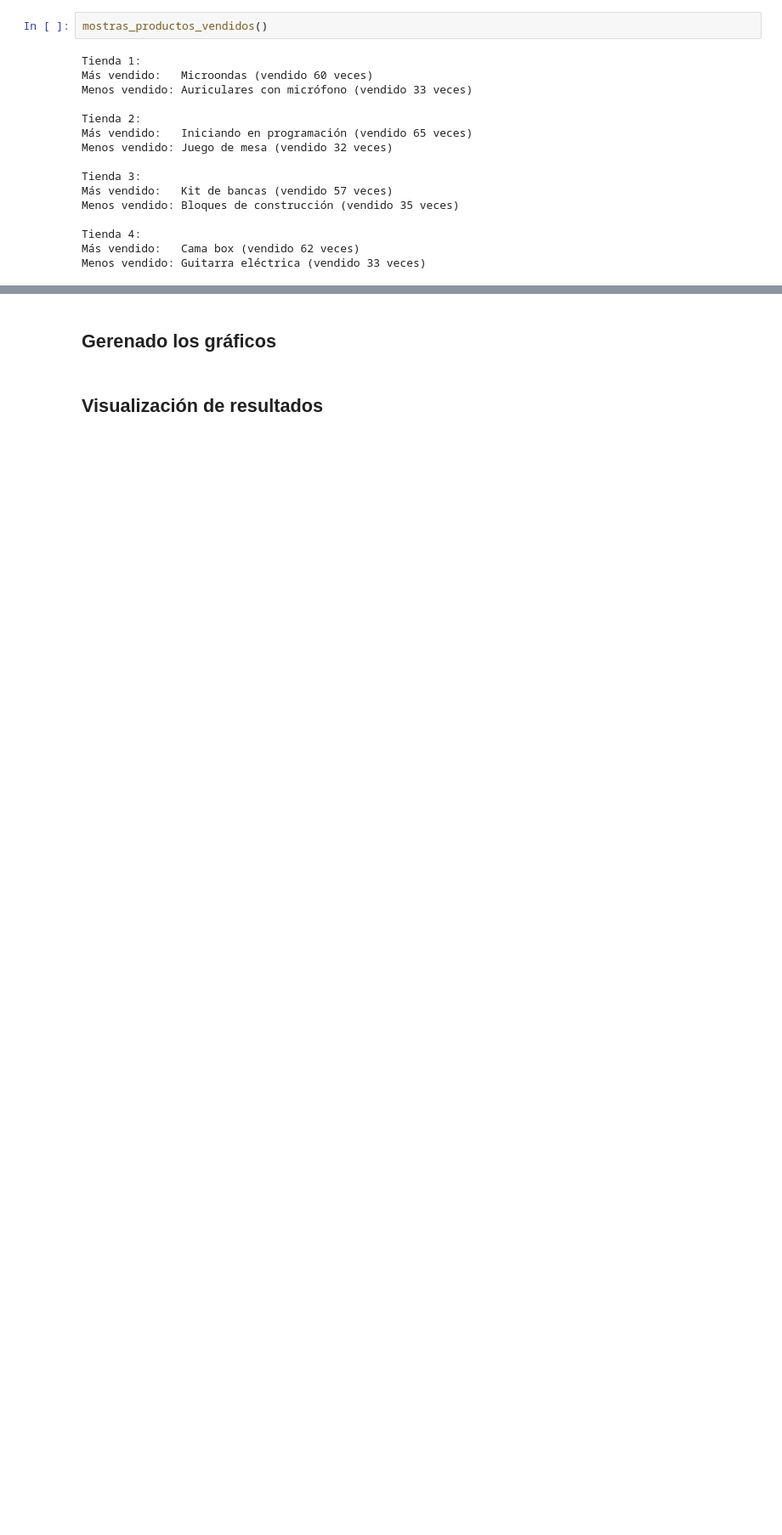
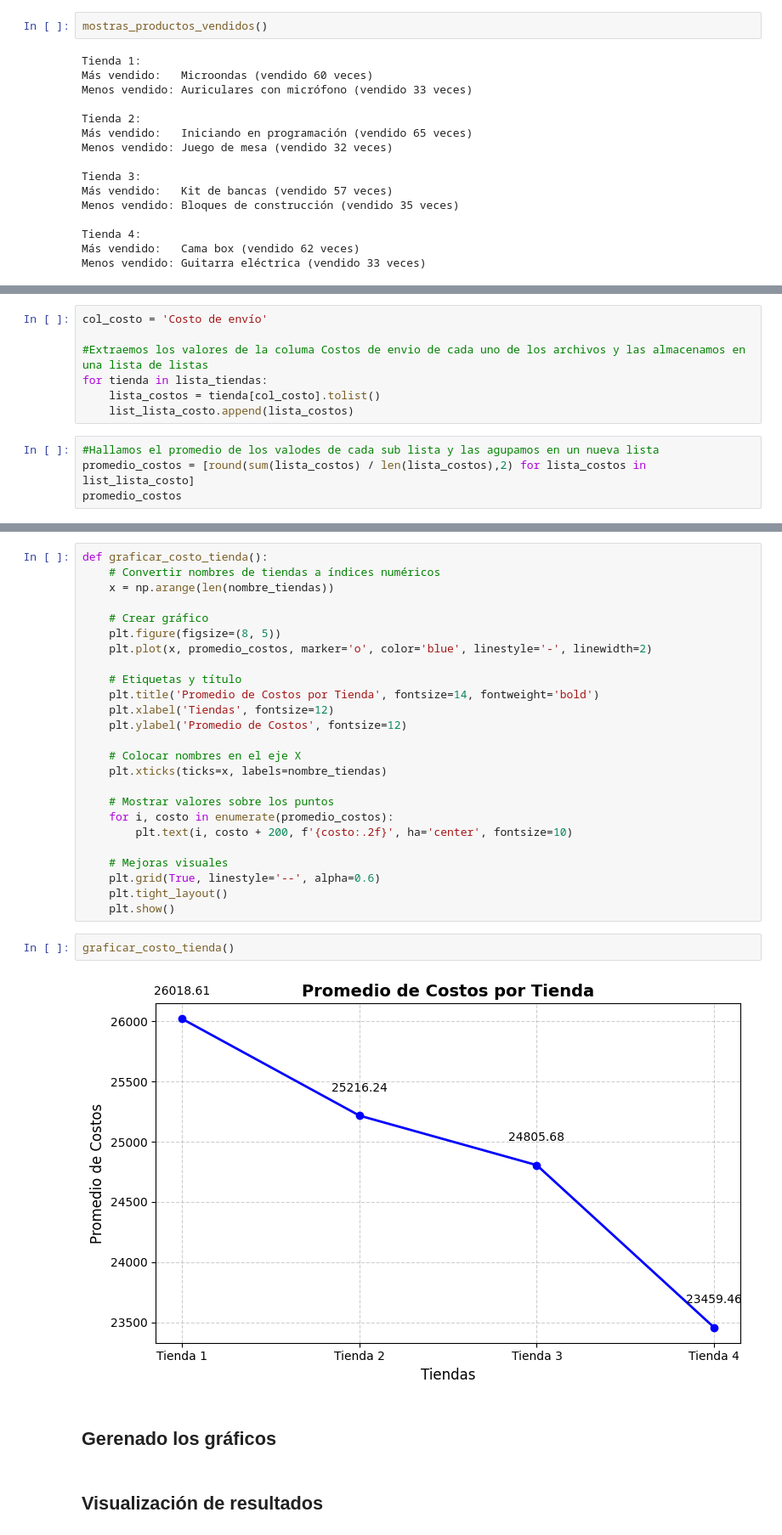
Before and after one commit to DevMagnov/challenge1-data-science-latam, a Jupyter notebook: AluraStoreLatam.ipynb, the cells around one changed output, grey strips where cells are left out. Shown at 85% size. Saved outputs shown, nothing was run; the diff lists cells and outputs as text; blank space fills up the shorter version.

Commit message:
Modificando el archivo hasta costo de envio

```diff
--- a/AluraStoreLatam.ipynb
+++ b/AluraStoreLatam.ipynb
@@ -334,0 +326,11 @@ plt.show()
+# %%
+col_costo = 'Costo de envío'
+
+#Extraemos los valores de la columa Costos de envio de cada uno de los archivos y las almacenamos en una lista de listas
+for tienda in lista_tiendas:
+    lista_costos = tienda[col_costo].tolist()
+    list_lista_costo.append(lista_costos)
+# %%
+#Hallamos el promedio de los valodes de cada sub lista y las agupamos en un nueva lista
+promedio_costos = [round(sum(lista_costos) / len(lista_costos),2) for lista_costos in list_lista_costo]
+promedio_costos
@@ -335,3 +347,32 @@ plt.show()
+# %%
+def graficar_costo_tienda():
+    # Convertir nombres de tiendas a índices numéricos
+    x = np.arange(len(nombre_tiendas))
+
+    # Crear gráfico
+    plt.figure(figsize=(8, 5))
+    plt.plot(x, promedio_costos, marker='o', color='blue', linestyle='-', linewidth=2)
+
+    # Etiquetas y título
+    plt.title('Promedio de Costos por Tienda', fontsize=14, fontweight='bold')
+    plt.xlabel('Tiendas', fontsize=12)
+    plt.ylabel('Promedio de Costos', fontsize=12)
+
+    # Colocar nombres en el eje X
+    plt.xticks(ticks=x, labels=nombre_tiendas)
+
+    # Mostrar valores sobre los puntos
+    for i, costo in enumerate(promedio_costos):
+        plt.text(i, costo + 200, f'{costo:.2f}', ha='center', fontsize=10)
+
+    # Mejoras visuales
+    plt.grid(True, linestyle='--', alpha=0.6)
+    plt.tight_layout()
+    plt.show()
+# %%
+graficar_costo_tienda()
+# %% [output]
+[figure, added]
 # %% [markdown]
 ## Gerenado los gráficos
 # %% [markdown]
```
Also changed, not shown: parts of 30 cells of this notebook.
